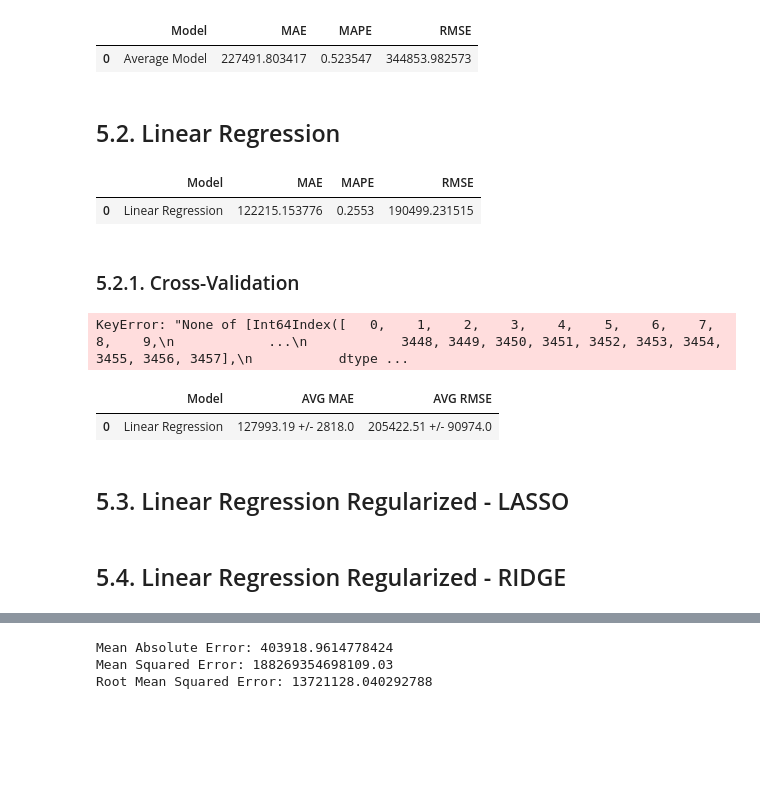
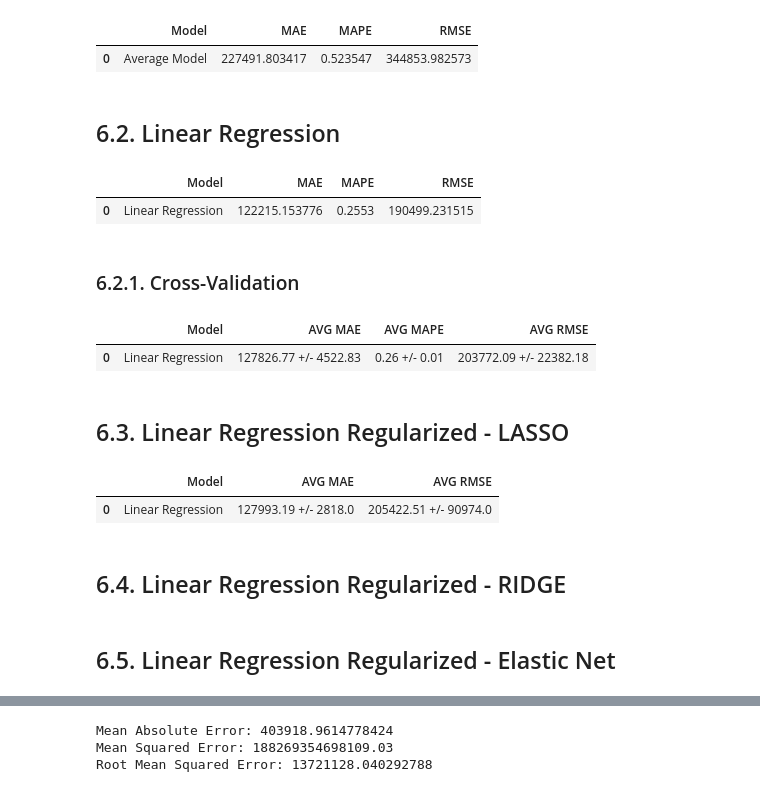
Before and after one commit to cidones/house-rocket-training, a Jupyter notebook: house-rocket-draft.ipynb, the cells around one changed output, grey strips where cells are left out. Drawn from its saved outputs; the diff is of its cells as text; code cells hidden in the pictures; blank space fills up the shorter version.

```diff
--- a/house-rocket-draft.ipynb
+++ b/house-rocket-draft.ipynb
@@ -677,6 +680,6 @@ Potential features that has impact in the house prices.
 df4 = df3.drop( ['id', 'date'], axis=1 )
 
 # Split the dataset in features and response attributes
-X = df4.drop( ['price'], axis=1 )
+X = df4.drop( 'price', axis=1 )
 y = df4['price']
 # %% [markdown]
@@ -732,7 +741,7 @@ baseline_result
 |  | Model | MAE | MAPE | RMSE |
 | 0 | Average Model | 227491.803417 | 0.523547 | 344853.982573 |
 # %% [markdown]
-## 5.2. Linear Regression
+## 6.2. Linear Regression
 # %%
 # model
 lr = LinearRegression().fit( X_train, y_train )
@@ -747,25 +756,37 @@ lr_result
 |  | Model | MAE | MAPE | RMSE |
 | 0 | Linear Regression | 122215.153776 | 0.2553 | 190499.231515 |
 # %% [markdown]
-### 5.2.1. Cross-Validation
+### 6.2.1. Cross-Validation
 # %%
-kf = KFold( n_splits=5, random_state=42, shuffle=False )
+aux = pd.DataFrame()
+
+kf = KFold( n_splits=10, random_state=42, shuffle=False )
 for train_index, test_index in kf.split( X_train ):
     # dataset
-    x_train, x_test = X_train.iloc[train_index], X_train.iloc[test_index]
-    y_train, y_test = y_train[train_index], y_train[test_index]
+    xtrain, xtest = X_train.iloc[train_index], X_train.iloc[test_index]
+    ytrain, ytest = y_train.iloc[train_index], y_train.iloc[test_index]
 
     # model
-    lr = LinearRegression().fit( x_train, y_train )
+    lr = LinearRegression().fit( xtrain, ytrain )
 
     # prediction
-    yhat_lr = lr.predict( x_test )
+    yhat_lr = lr.predict( xtest )
 
     # performance
-    lr_result = ml_error( 'Linear Regression', y_test, yhat_lr )
-    lr_result
+    lr_result = ml_error( 'Linear Regression', ytest, yhat_lr )
+    aux = pd.concat( [aux, lr_result ] )
+
+cv_result = pd.DataFrame( {'Model': 'Linear Regression',
+                           'AVG MAE':  str( np.round( aux['MAE'].mean(),  2 ) )  + ' +/- ' + str( np.round( aux['MAE'].std(), 2 ) ),
+                           'AVG MAPE': str( np.round( aux['MAPE'].mean(), 2 ) )  + ' +/- ' + str( np.round( aux['MAPE'].std(), 2 ) ) ,
+                           'AVG RMSE': str( np.round( aux['RMSE'].mean(), 2 ) )  + ' +/- ' + str( np.round( aux['RMSE'].std(), 2 ) ) }, index=[0] )
-# %% [output]
-KeyError: "None of [Int64Index([   0,    1,    2,    3,    4,    5,    6,    7,    8,    9,\n            ...\n            3448, 3449, 3450, 3451, 3452, 3453, 3454, 3455, 3456, 3457],\n           dtype ...
+# %%
+cv_result
+# %% [output]
+|  | Model | AVG MAE | AVG MAPE | AVG RMSE |
+| 0 | Linear Regression | 127826.77 +/- 4522.83 | 0.26 +/- 0.01 | 203772.09 +/- 22382.18 |
+# %% [markdown]
+## 6.3. Linear Regression Regularized - LASSO
 # %%
 # Compute MAE
 scores = cross_val_score( lr, X_train, y_train, cv=5, scoring='neg_mean_absolute_error' )
@@ -782,7 +803,7 @@ lr_result_cv
 # %% [output]
 |  | Model | AVG MAE | AVG RMSE |
 | 0 | Linear Regression | 127993.19 +/- 2818.0 | 205422.51 +/- 90974.0 |
+# %% [markdown]
+## 6.4. Linear Regression Regularized - RIDGE
 # %% [markdown]
-## 5.3. Linear Regression Regularized - LASSO
+## 6.5. Linear Regression Regularized - Elastic Net
-# %% [markdown]
-## 5.4. Linear Regression Regularized - RIDGE
```
Also changed, not shown: parts of 23 cells of this notebook.
